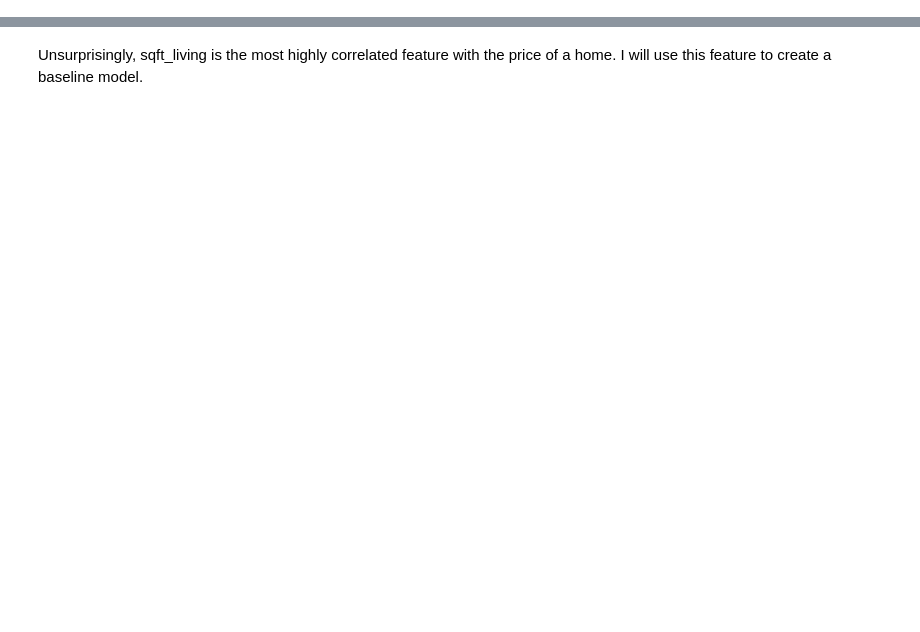
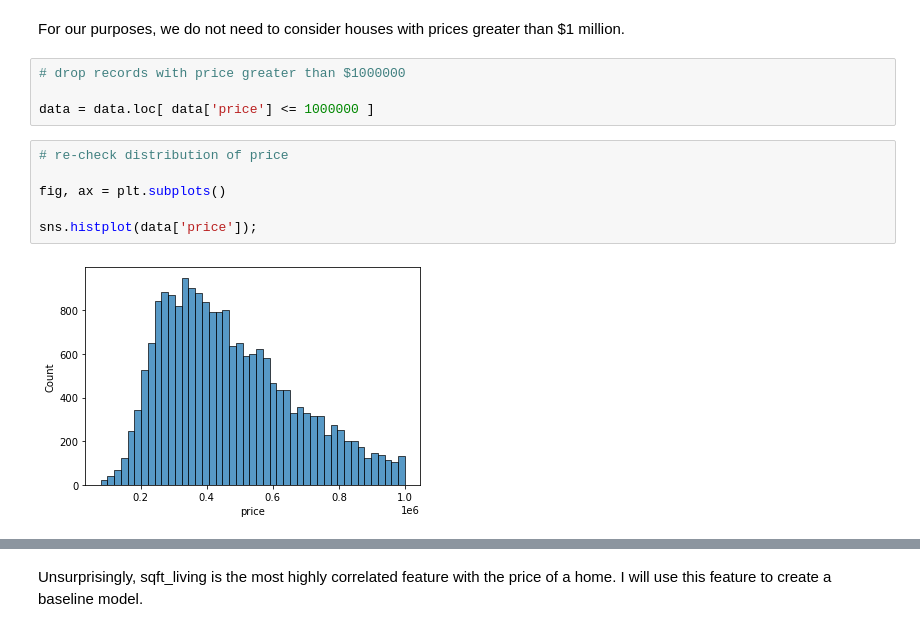
Before and after one commit to ran0027/dsc-phase2-project, a Jupyter notebook: analysis.ipynb, the cells around one changed output, grey strips where cells are left out. Saved outputs shown, nothing was run; the diff lists cells and outputs as text; blank space fills up the shorter version.

```diff
--- a/analysis.ipynb
+++ b/analysis.ipynb
@@ -217,0 +54,14 @@ data.head()
+# %% [markdown]
+For our purposes, we do not need to consider houses with prices greater than $1 million.
+# %%
+# drop records with price greater than $1000000
+
+data = data.loc[ data['price'] <= 1000000 ]
+# %%
+# re-check distribution of price
+
+fig, ax = plt.subplots()
+
+sns.histplot(data['price']);
+# %% [output]
+[figure, added]
```
Also changed, not shown: parts of 146 cells of this notebook.
